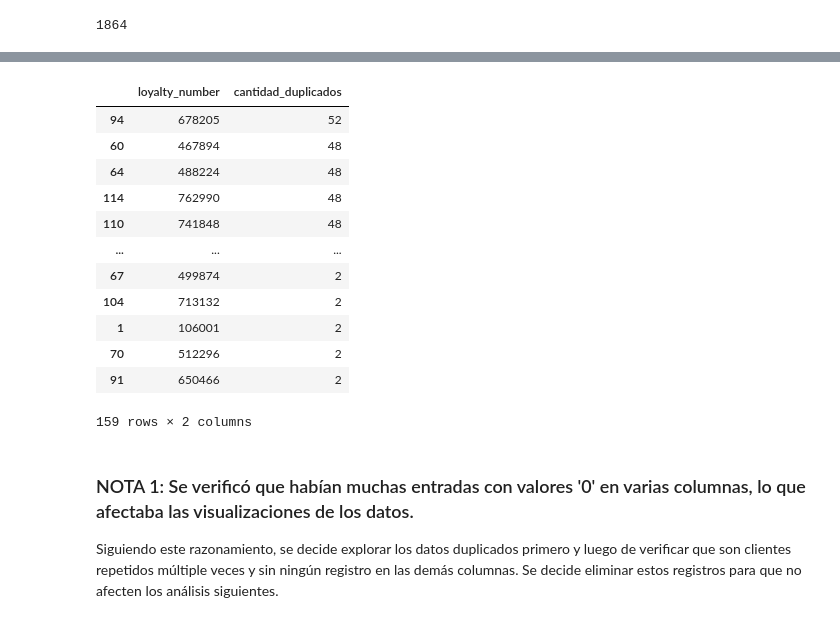
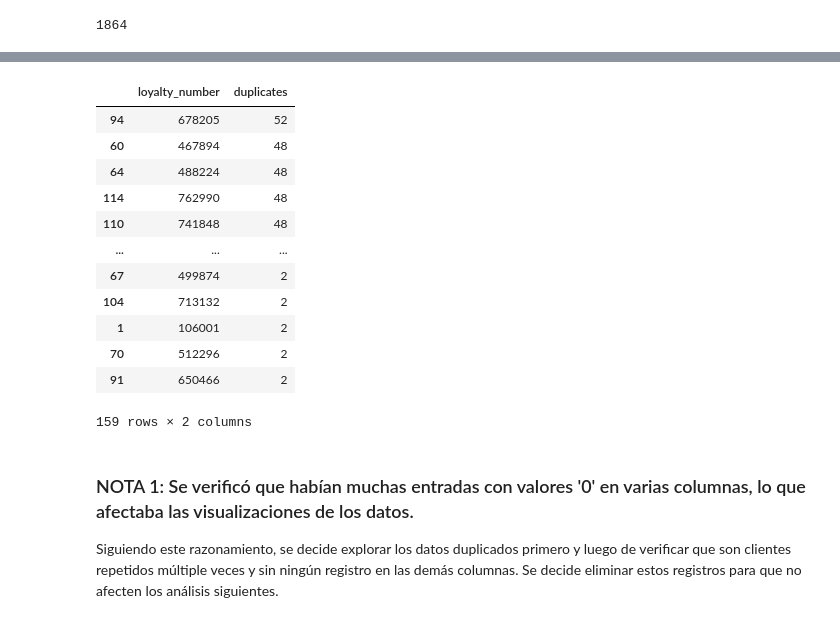
Before and after one commit to MarPastor/airline_analysis_Mar, a Jupyter notebook: notebook/airline_analysis_mar.ipynb, the cells around one changed output, grey strips where cells are left out. Saved outputs shown, nothing was run; the diff lists cells and outputs as text; code cells hidden in the pictures.

```diff
--- a/notebook/airline_analysis_mar.ipynb
+++ b/notebook/airline_analysis_mar.ipynb
@@ -293,19 +293,19 @@ df_flight[mascara].sort_values('loyalty_number') # aplicamos la mascara para la
 3712 rows × 10 columns
 # %%
-# crear una nueva variable usando las mascara que contiene los duplicados de antes
+# create new variable using the mask that contains the duplicates from before
 
-mascara = df_flight.duplicated(keep=False)
-duplicados = df_flight[mascara]
+mask = df_flight.duplicated(keep=False)
+duplicados = df_flight[mask]
 
-# agrupar usando la función 'groupby()' por 'loyalty_number' y contamos cuántas veces aparece cada uno para explorar a profundidad
-# la función 'reset_index()' crea una nueva columna al que se le asigna un nombre para mejor visibilidad
-conteo_por_cliente = duplicados.groupby('loyalty_number').size().reset_index(name='cantidad_duplicados') # crea un nueva columna
+# group the data using the 'groupby()' function by 'loyalty_number' and count how many times each number appears to explore the data in more detail
+# the 'reset_index()' function creates a new column, which is given a name for better readability
+count_per_customer = duplicados.groupby('loyalty_number').size().reset_index(name='duplicates') # create a new column
 
-# ordenar los datos comenzando por los que tienen más duplicados usando la función 'sort_values()' en orden descendente
-conteo_por_cliente = conteo_por_cliente.sort_values(by='cantidad_duplicados', ascending=False)
-conteo_por_cliente # imprimir el DataFrame para verificar
+# sort the data, starting with those having the most duplicates, using the 'sort_values()' function in descending order
+count_per_customer = count_per_customer.sort_values(by='duplicates', ascending=False)
+count_per_customer # print the DataFrame to verify
 # %% [output]
-|  | loyalty_number | cantidad_duplicados |
+|  | loyalty_number | duplicates |
 | 94 | 678205 | 52 |
 | 60 | 467894 | 48 |
 | 64 | 488224 | 48 |
```
Also changed, not shown: parts of 2 cells of this notebook.
